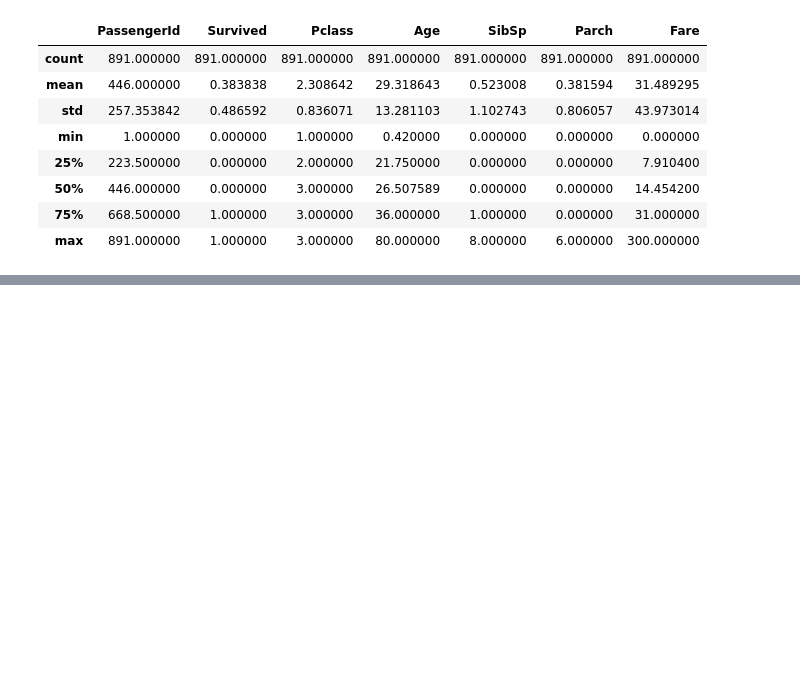
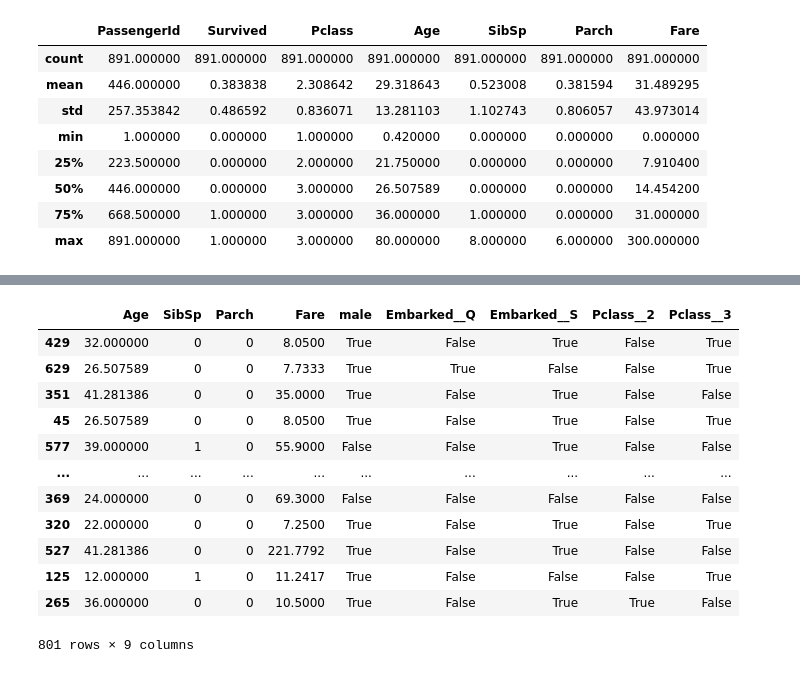
Before and after one commit to LucasGalanti/titanic_ML, a Jupyter notebook: titanic_prediction.ipynb, the cells around one changed output, grey strips where cells are left out. Saved outputs shown, nothing was run; the diff lists cells and outputs as text; code cells hidden in the pictures; blank space fills up the shorter version.

```diff
--- a/titanic_prediction.ipynb
+++ b/titanic_prediction.ipynb
@@ -333,0 +437,8 @@ titanic.describe()
+# %%
+#adding these columns to my dataframe with the concat method
+titanic = pd.concat(
+    [ titanic , embark_dummies ],   #the two dataframes we want to unite
+    axis=1                          #the axis=1 indicate we will concatenate the dataframes horizontally (add columns)
+)
+
+titanic.head()
@@ -333,0 +510,4 @@ titanic.describe()
+# %%
+titanic['Pclass'] = titanic['Pclass'].astype('category')
+titanic['Survived'] = titanic['Survived'].astype('bool')
+titanic.info()
@@ -333,0 +562,4 @@ titanic.describe()
+# %%
+##finally, let's drop the individual values that will not contribute to the machine learning
+titanic_train = titanic.drop(['PassengerId','Name','Cabin', 'Ticket'], axis=1)
+titanic_train.head()
@@ -333,0 +601,42 @@ titanic.describe()
+# %%
+##Using the train_test_split from SKLEARN
+
+'''
+(function) def train_test_split(
+    *arrays: Any,
+    test_size: Float | None = None,
+    train_size: Float | None = None,
+    random_state: Int | RandomState | None = None,
+    shuffle: bool = True,
+    stratify: ArrayLike | None = None
+) -> list
+
+Split arrays or matrices into random train and test subsets.
+
+Quick utility that wraps input validation, next(ShuffleSplit().split(X, y)),
+and application to input data into a single call for splitting (and optionally subsampling) data into a one-liner.
+'''
+
+X_train, X_test, y_train, y_test = train_test_split(
+    titanic_train.drop('Survived',axis=1),          # independent values, will be the dataframe without the target column
+    titanic_train['Survived'],                      # dependent value, target column
+    test_size=0.10,                                 # how much of the dataframe will be used for testing (in this case 90% will be used for training)
+    random_state=10                                 # including a random state just ensures the result of the shuffle will always be the same for this block
+)
+# %%
+##X_train is the matrix of values that the model will use to try and understand the behaviour of y_train
+X_train
+# %% [output]
+|  | Age | SibSp | Parch | Fare | male | Embarked__Q | Embarked__S | Pclass__2 | Pclass__3 |
+| 429 | 32.000000 | 0 | 0 | 8.0500 | True | False | True | False | True |
+| 629 | 26.507589 | 0 | 0 | 7.7333 | True | True | False | False | True |
+| 351 | 41.281386 | 0 | 0 | 35.0000 | True | False | True | False | False |
+| 45 | 26.507589 | 0 | 0 | 8.0500 | True | False | True | False | True |
+| 577 | 39.000000 | 1 | 0 | 55.9000 | False | False | True | False | False |
+| ... | ... | ... | ... | ... | ... | ... | ... | ... | ... |
+| 369 | 24.000000 | 0 | 0 | 69.3000 | False | False | False | False | False |
+| 320 | 22.000000 | 0 | 0 | 7.2500 | True | False | True | False | True |
+| 527 | 41.281386 | 0 | 0 | 221.7792 | True | False | True | False | False |
+| 125 | 12.000000 | 1 | 0 | 11.2417 | True | False | False | False | True |
+| 265 | 36.000000 | 0 | 0 | 10.5000 | True | False | True | True | False |
+801 rows × 9 columns
```
Also changed, not shown: parts of 24 cells of this notebook, 1 other file.
